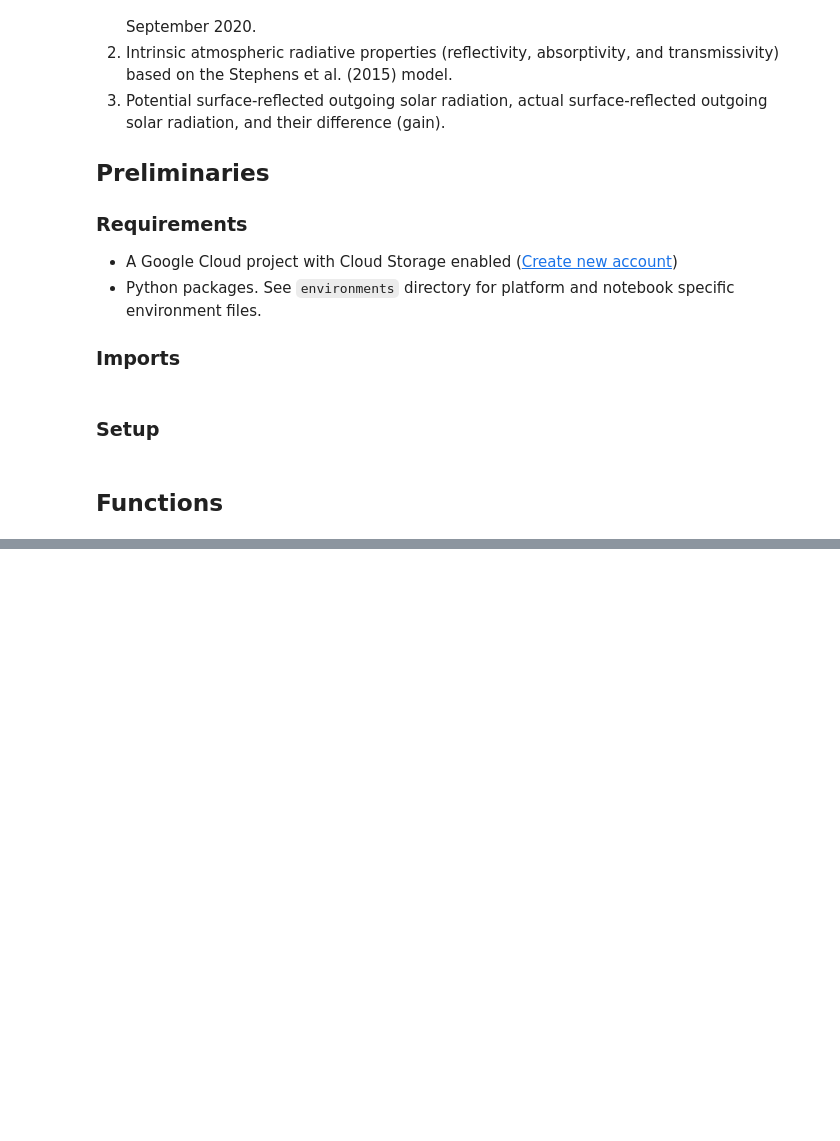
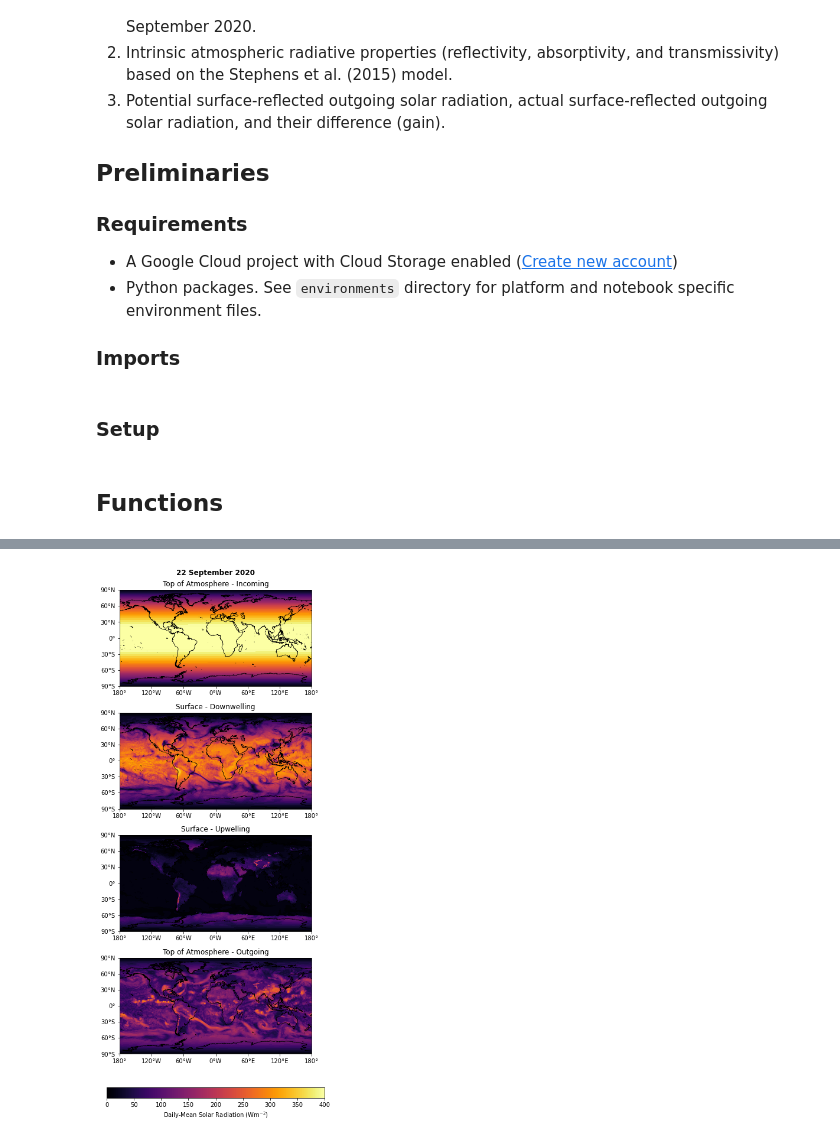
Before and after one commit to ReflectiveEarth/reflective-potential, a Jupyter notebook: notebooks/05-Visualize.ipynb, the cells around one changed output, grey strips where cells are left out. Drawn from its saved outputs; the diff is of its cells as text; code cells hidden in the pictures; blank space fills up the shorter version.

```diff
--- a/notebooks/05-Visualize.ipynb
+++ b/notebooks/05-Visualize.ipynb
@@ -25,0 +103,36 @@ This workflow should produce three publication-quality visualizations:
+# %%
+era5_daily = xr.open_dataset(os.path.join(data_dir, "20200922.nc"))
+
+lons = era5_daily.longitude.data
+lats = era5_daily.latitude.data
+tisr = era5_daily.tisr.isel(time=0).data
+ssrd = era5_daily.ssrd.isel(time=0).data
+tosr = era5_daily.tosr.isel(time=0).data
+ssru = era5_daily.ssru.isel(time=0).data
+# %%
+fig, axs = plt.subplots(4, 1, figsize=(11,14),
+                        subplot_kw=dict(projection=ccrs.PlateCarree()))
+
+ax1 = axs[0]
+ax2 = axs[1]
+ax3 = axs[2]
+ax4 = axs[3]
+
+plot_geodata(ax1, lats, lons, tisr, 40, "inferno", "Top of Atmosphere - Incoming")
+plot_geodata(ax2, lats, lons, ssrd, 40, "inferno", "Surface - Downwelling")
+plot_geodata(ax3, lats, lons, ssru, 40, "inferno", "Surface - Upwelling")
+plot_geodata(ax4, lats, lons, tosr, 40, "inferno", "Top of Atmosphere - Outgoing")
+
+fig.tight_layout(pad=2.0)
+fig.suptitle("22 September 2020",
+             y=0.999, fontweight="bold")
+cbar = fig.colorbar(cm.ScalarMappable(norm=colors.Normalize(vmin=0, vmax=400),
+                                      cmap="inferno"),
+                    ax=axs, orientation='horizontal', fraction=.1, shrink=0.49,
+                    pad=0.06)
+cbar.ax.xaxis.set_ticks(np.arange(0, 401, 50), minor=True)
+cbar.set_label("Daily-Mean Solar Radiation ($\mathrm{W m^{-2}}$)")
+#plt.savefig(os.path.join(data_dir, "RER1_Fig1.png"),
+#            dpi=300, bbox_inches="tight")
+# %% [output]
+[figure, added]
```
Also changed, not shown: parts of 17 cells of this notebook.
